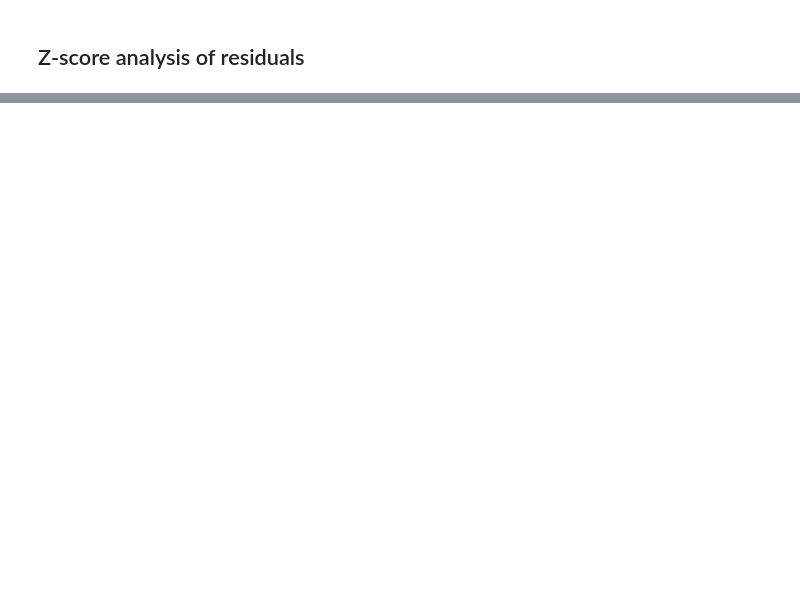
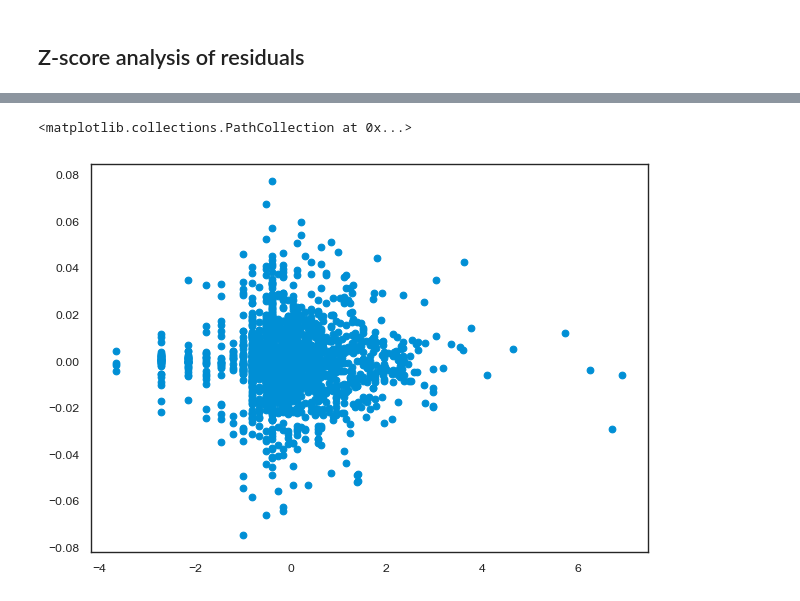
Before and after one commit to PrasunBanerjee04/SecooraRiskModel, a Jupyter notebook: full_scripts.ipynb, the cells around one changed output, grey strips where cells are left out. Drawn from its saved outputs; the diff is of its cells as text; code cells hidden in the pictures; blank space fills up the shorter version.

```diff
--- a/full_scripts.ipynb
+++ b/full_scripts.ipynb
@@ -779,0 +707,5 @@ plt.hist(smart_residuals, bins=50)
+# %%
+plt.scatter(X_test['lnAcres'], naive_residuals)
+# %% [output]
+<matplotlib.collections.PathCollection at 0x...>
+[figure, added]
```
Also changed, not shown: parts of 10 cells of this notebook, 1 other file.
